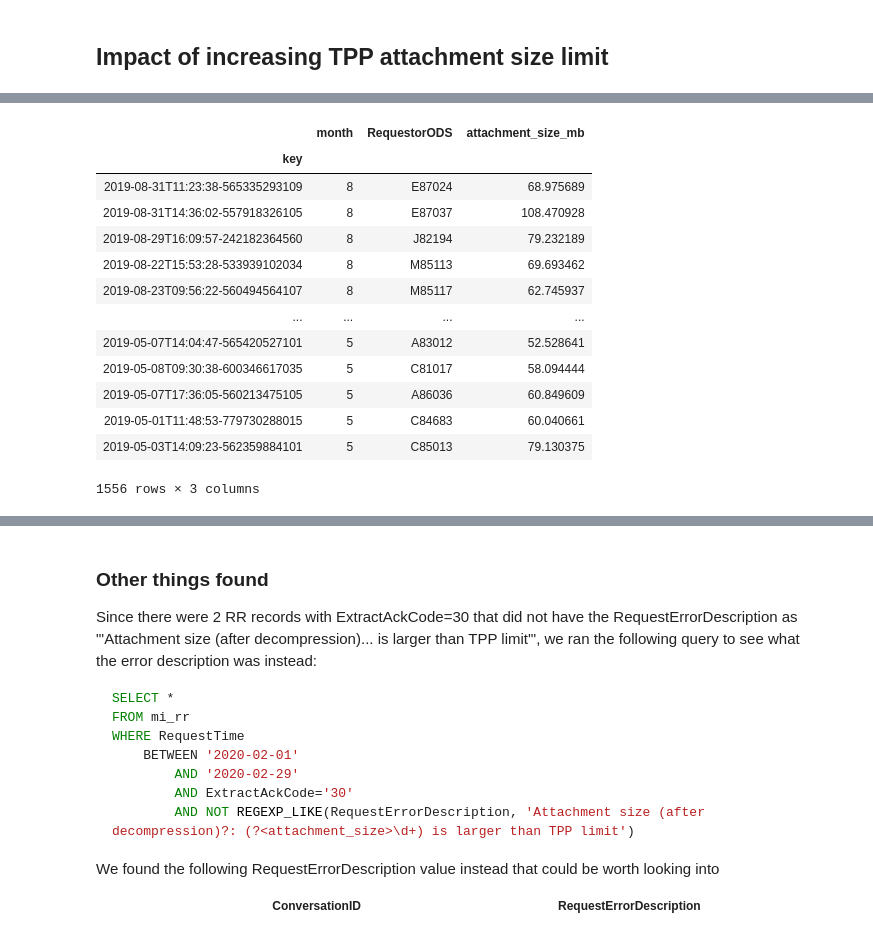
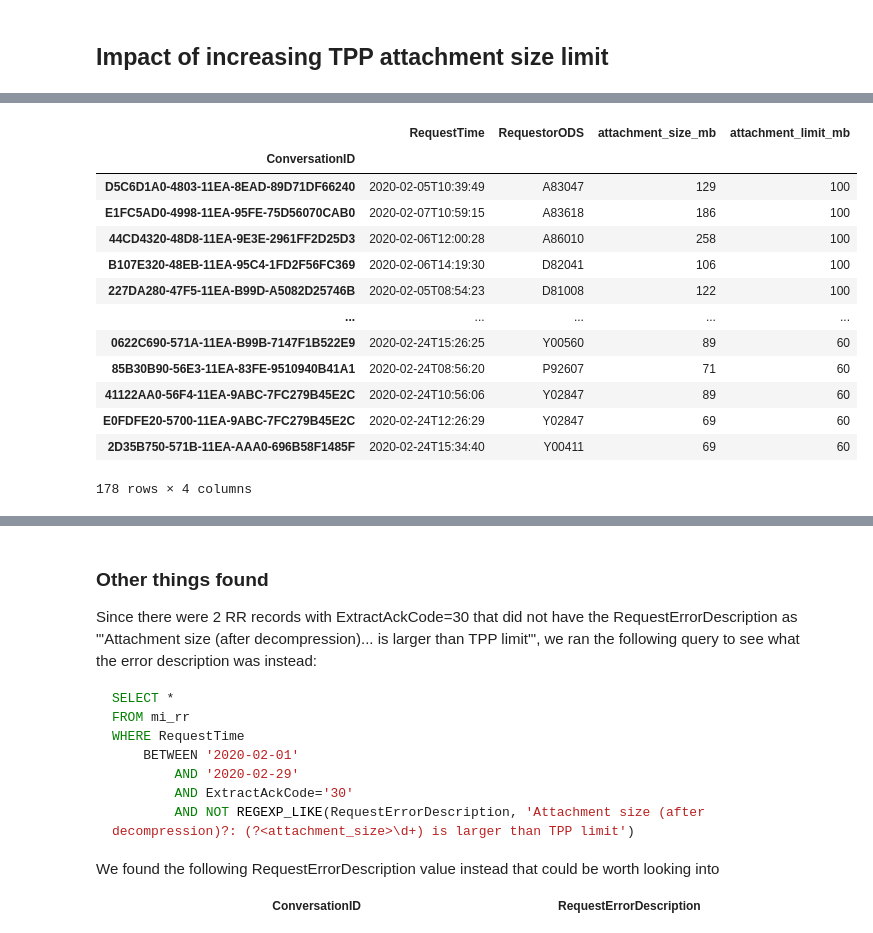
Before and after one commit to nhsconnect/prm-gp2gp-data-sandbox, a Jupyter notebook: notebooks/07-PRMT-1145--large-attachment-failures-at-TPP-practices.ipynb, the cells around one changed output, grey strips where cells are left out. Saved outputs shown, nothing was run; the diff lists cells and outputs as text; code cells hidden in the pictures.

```diff
--- a/notebooks/07-PRMT-1145--large-attachment-failures-at-TPP-practices.ipynb
+++ b/notebooks/07-PRMT-1145--large-attachment-failures-at-TPP-practices.ipynb
@@ -220,20 +236,20 @@ len(attachment_sizes_df)
-# %%
-attachment_sizes_df
-# %% [output]
-|  | month | RequestorODS | attachment_size_mb |
-| key |  |  |  |
-| 2019-08-31T11:23:38-565335293109 | 8 | E87024 | 68.975689 |
-| 2019-08-31T14:36:02-557918326105 | 8 | E87037 | 108.470928 |
-| 2019-08-29T16:09:57-242182364560 | 8 | J82194 | 79.232189 |
-| 2019-08-22T15:53:28-533939102034 | 8 | M85113 | 69.693462 |
-| 2019-08-23T09:56:22-560494564107 | 8 | M85117 | 62.745937 |
-| ... | ... | ... | ... |
-| 2019-05-07T14:04:47-565420527101 | 5 | A83012 | 52.528641 |
-| 2019-05-08T09:30:38-600346617035 | 5 | C81017 | 58.094444 |
-| 2019-05-07T17:36:05-560213475105 | 5 | A86036 | 60.849609 |
-| 2019-05-01T11:48:53-779730288015 | 5 | C84683 | 60.040661 |
-| 2019-05-03T14:09:23-562359884101 | 5 | C85013 | 79.130375 |
-1556 rows × 3 columns
+# %%
+attachment_sizes_df[["RequestTime", "RequestorODS", "attachment_size_mb", "attachment_limit_mb"]]
+# %% [output]
+|  | RequestTime | RequestorODS | attachment_size_mb | attachment_limit_mb |
+| ConversationID |  |  |  |  |
+| D5C6D1A0-4803-11EA-8EAD-89D71DF66240 | 2020-02-05T10:39:49 | A83047 | 129 | 100 |
+| E1FC5AD0-4998-11EA-95FE-75D56070CAB0 | 2020-02-07T10:59:15 | A83618 | 186 | 100 |
+| 44CD4320-48D8-11EA-9E3E-2961FF2D25D3 | 2020-02-06T12:00:28 | A86010 | 258 | 100 |
+| B107E320-48EB-11EA-95C4-1FD2F56FC369 | 2020-02-06T14:19:30 | D82041 | 106 | 100 |
+| 227DA280-47F5-11EA-B99D-A5082D25746B | 2020-02-05T08:54:23 | D81008 | 122 | 100 |
+| ... | ... | ... | ... | ... |
+| 0622C690-571A-11EA-B99B-7147F1B522E9 | 2020-02-24T15:26:25 | Y00560 | 89 | 60 |
+| 85B30B90-56E3-11EA-83FE-9510940B41A1 | 2020-02-24T08:56:20 | P92607 | 71 | 60 |
+| 41122AA0-56F4-11EA-9ABC-7FC279B45E2C | 2020-02-24T10:56:06 | Y02847 | 89 | 60 |
+| E0FDFE20-5700-11EA-9ABC-7FC279B45E2C | 2020-02-24T12:26:29 | Y02847 | 69 | 60 |
+| 2D35B750-571B-11EA-AAA0-696B58F1485F | 2020-02-24T15:34:40 | Y00411 | 69 | 60 |
+178 rows × 4 columns
 # %%
 limit = 100
 
```
Also changed, not shown: parts of 8 cells of this notebook, 3 other files.
